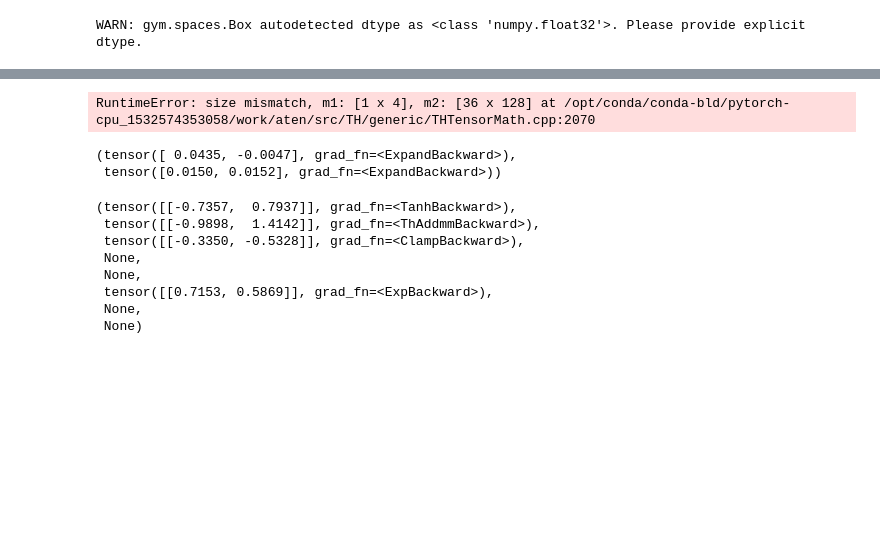
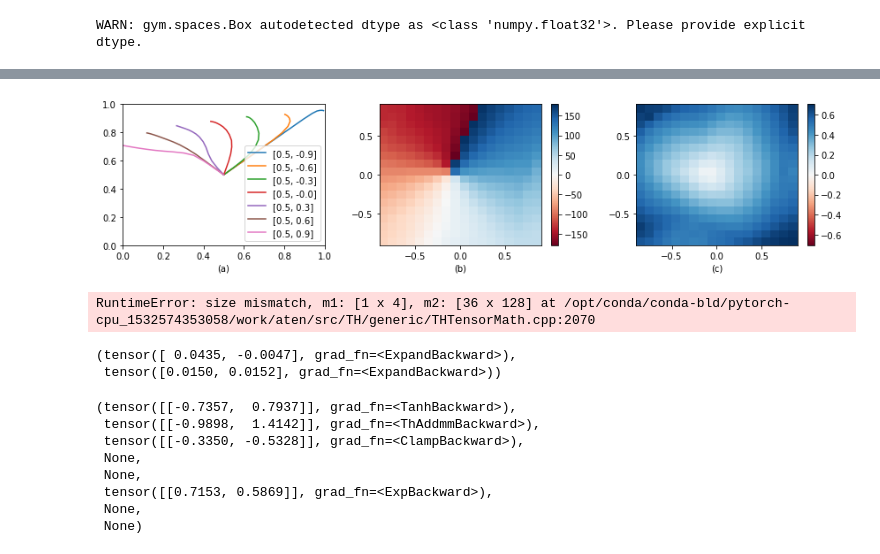
Before and after one commit to vincentlui/unsupervised-goal-conditioned-rl, a Jupyter notebook: Untitled.ipynb, the cells around one changed output, grey strips where cells are left out. Drawn from its saved outputs; the diff is of its cells as text; code cells hidden in the pictures; blank space fills up the shorter version.

```diff
--- a/Untitled.ipynb
+++ b/Untitled.ipynb
@@ -120,3 +135,80 @@ plt.show()
+# %%
+skills = torch.Tensor(np.vstack([0.5*np.ones(7),np.arange(-0.9,0.91,0.3)])).transpose(1,0)
+fig, axs = plt.subplots(1,3, figsize=(12,3))
+policy.stochastic_policy.batch_norm = None
+for skill in skills:
+#     skill = policy.stochastic_policy.skill_space.sample()
+    path = rollout2(env, policy, skill, max_path_length=20)
+    obs = path['observations']
+    skill_str = [float("{:0.1f}".format(x)) for x in skill.numpy()]
+    axs[0].plot(obs[:,0], obs[:,1], label=skill_str)
+
+axs[0].set_xlim([0,1])
+axs[0].set_ylim([0,1])
+axs[0].set_xlabel('(a)')
+axs[0].legend()
+
+skill_range = np.arange(-0.9, 0.91, 0.1)
+heatmap = np.empty([len(skill_range), len(skill_range)])
+vec_x = np.array([1,0])
+for i in range(len(skill_range)):
+    for j in range(len(skill_range)):
+        skill = np.array([skill_range[i],skill_range[j]])
+        path = rollout(env, policy, skill, max_path_length=20)
+        obs = path['observations']
+        direction = obs[-1] - obs[0]
+        angle = np.arccos(direction[0]/np.sqrt(np.sum(direction**2))) / np.pi * 180 * np.sign(direction[1])
+#         if direction[1] < 0:
+#             angle = 360 - np.arccos(direction[0]/np.sqrt(np.sum(direction**2))) / np.pi * 180
+#         else:
+#             angle = np.arccos(direction[0]/np.sqrt(np.sum(direction**2))) / np.pi * 180
+        heatmap[i,j] = angle
+
+# print(heatmap)
+
+y, x = np.meshgrid(skill_range, skill_range)
+
+z = heatmap
+
+z_min, z_max = -np.abs(z).max(), np.abs(z).max()
+
+c = axs[1].pcolormesh(x, y, z, cmap='RdBu', vmin=z_min, vmax=z_max)
+# ax.set_title('pcolormesh')
+axs[1].axis([x.min(), x.max(), y.min(), y.max()])
+fig.colorbar(c, ax=axs[1])
+axs[1].set_xlabel('(b)')
+
+skill_range = np.arange(-0.9, 0.91, 0.1)
+heatmap = np.empty([len(skill_range), len(skill_range)])
+vec_x = np.array([1,0])
+for i in range(len(skill_range)):
+    for j in range(len(skill_range)):
+        skill = np.array([skill_range[i],skill_range[j]])
+        path = rollout(env, policy, skill, max_path_length=20)
+        obs = path['observations']
+        direction = obs[-1] - obs[0]
+        distance = np.sqrt(np.sum(direction ** 2))
+        heatmap[i,j] = distance
+
+# print(heatmap)
+
+y, x = np.meshgrid(skill_range, skill_range)
+
+z = heatmap
+
+z_min, z_max = -np.abs(z).max(), np.abs(z).max()
+
+c = axs[2].pcolormesh(x, y, z, cmap='RdBu', vmin=z_min, vmax=z_max)
+# axs[2].set_title('pcolormesh')
+axs[2].axis([x.min(), x.max(), y.min(), y.max()])
+axs[2].set_xlabel('(c)')
+fig.colorbar(c, ax=axs[2])
+
+fig.tight_layout()
+plt.savefig('navigation_path.png')
+plt.show()
+# %% [output]
+[figure, added]
 # %%
 policy.stochastic_policy.skill = torch.Tensor([0.,1.])
 start_loc = torch.Tensor([0.5,0.5])
```
Also changed, not shown: parts of 6 cells of this notebook, 6 other files.
